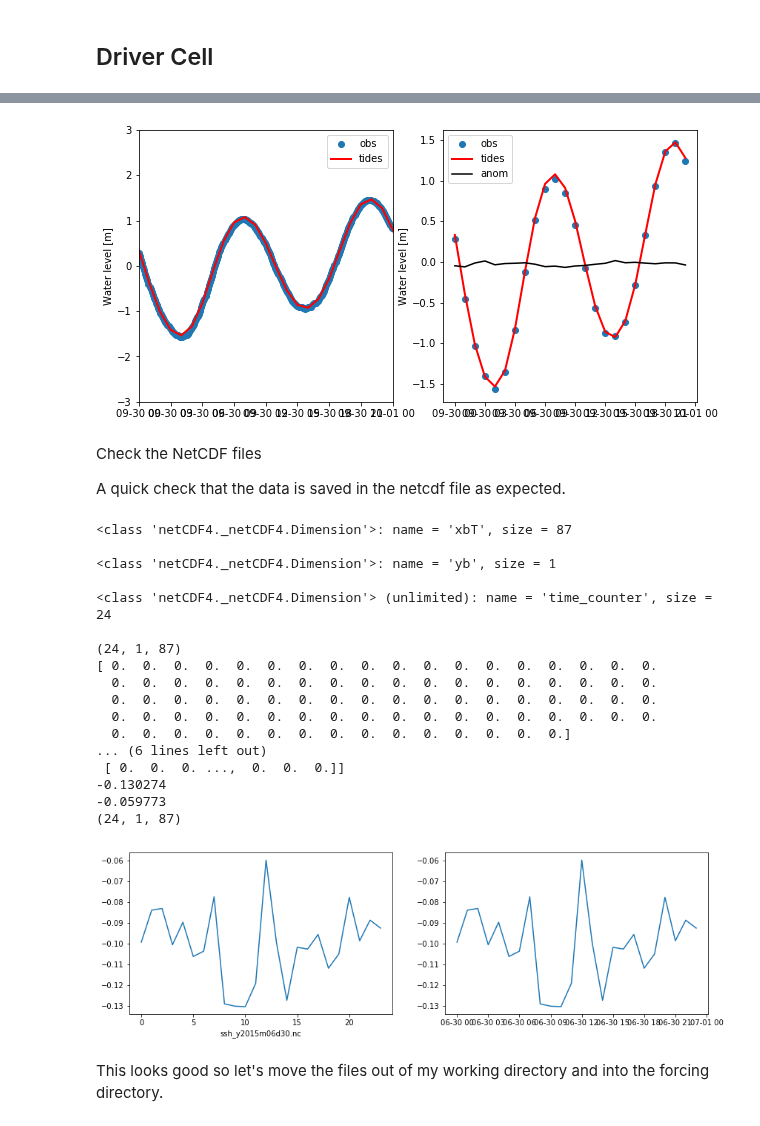
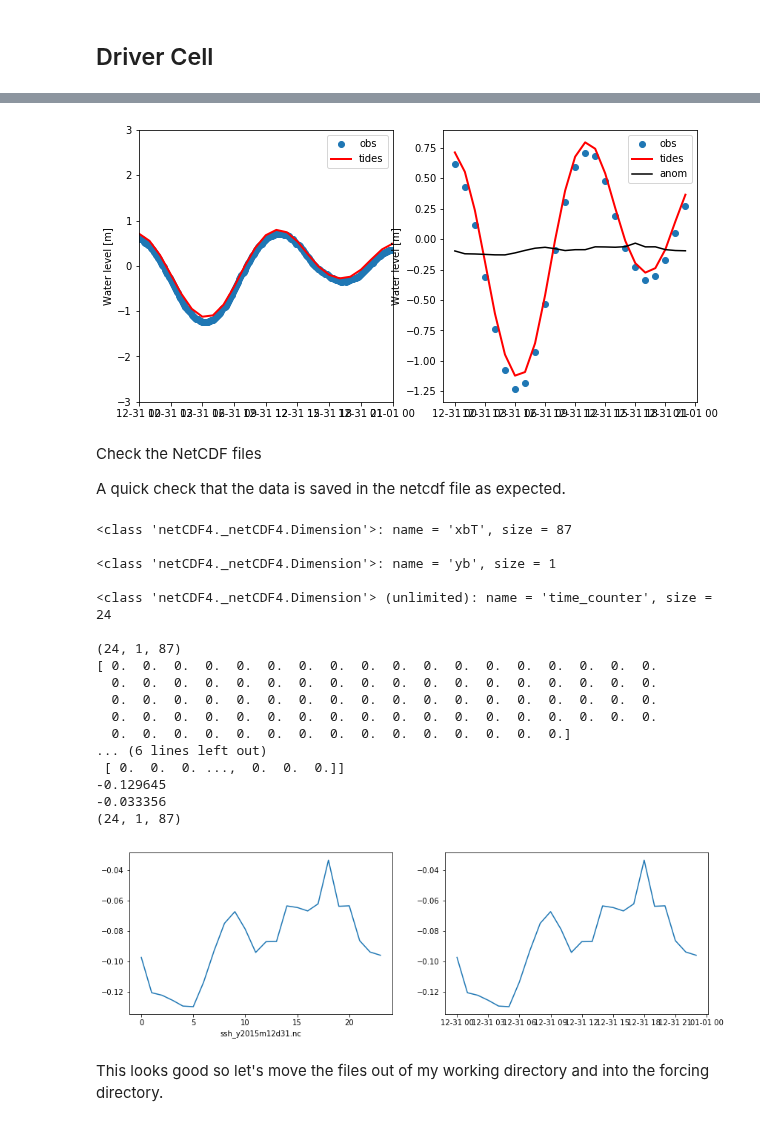
Before and after one commit to SalishSeaCast/SalishSeaNowcast, a Jupyter notebook: notebooks/SSH_NeahBay.ipynb, the cells around one changed output, grey strips where cells are left out. Drawn from its saved outputs; the diff is of its cells as text; code cells hidden in the pictures.

```diff
--- a/notebooks/SSH_NeahBay.ipynb
+++ b/notebooks/SSH_NeahBay.ipynb
@@ -170,8 +170,8 @@ def prepare_netcdf(ssh_file, count, ssh, date):
 ## Driver Cell ##
 # %%
 station = 'Neah Bay'; nhours = 24
-start_date = arrow.get(2015, 7, 1)
-end_date = arrow.get(2015, 9, 30)
+start_date = arrow.get(2015, 10, 1)
+end_date = arrow.get(2015, 12, 31)
 print (start_date.format('DD-MMM-YYYY'), end_date.format('DD-MMM-YYYY'))
 
 for day in arrow.Arrow.range('day', start_date, end_date):
@@ -206,5 +206,5 @@ history: [2017-05-12 07:40:42] Created netCDF4 zlib=True dataset.
 comment: Neah Bay observed anomaly. Done in hindcast.
-[figure, old version]
+[figure, new version]
 # %% [markdown]
 Check the NetCDF files
 
@@ -249,10 +249,10 @@ print(ssh.shape)
   0.  0.  0.  0.  0.  0.  0.  0.  0.  0.  0.  0.  0.  0.  0.]
 ... (6 lines left out)
  [ 0.  0.  0. ...,  0.  0.  0.]]
--0.130274
--0.059773
+-0.129645
+-0.033356
 (24, 1, 87)
-[figure, old version]
+[figure, new version]
 # %% [markdown]
 This looks good so let's move the files out of my working directory and into the forcing directory.
 # %%
```
Also changed, not shown: parts of 1 cell of this notebook.
